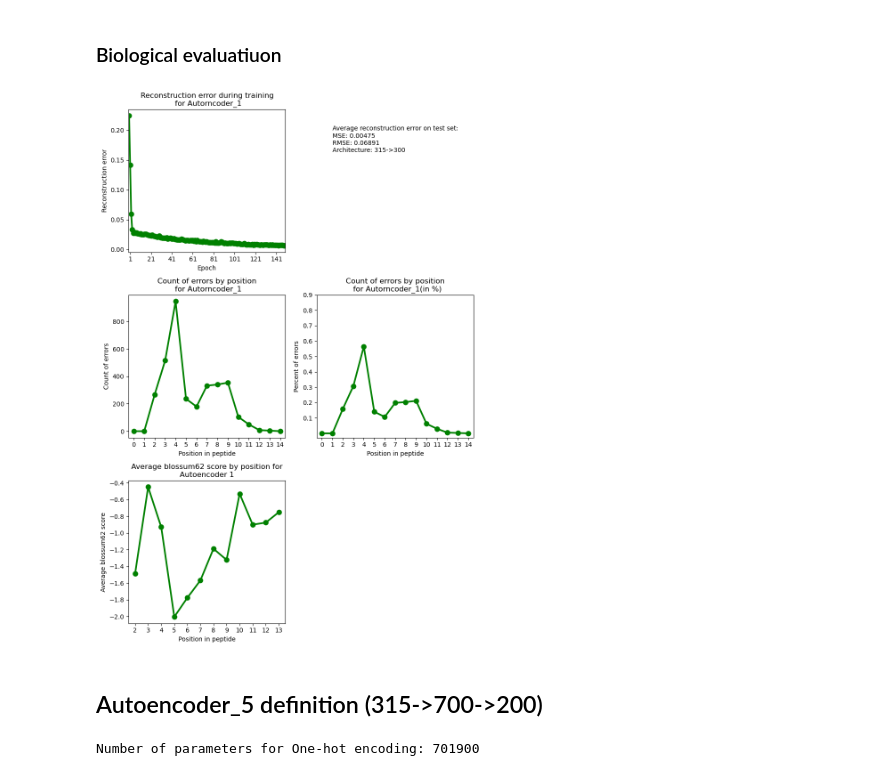
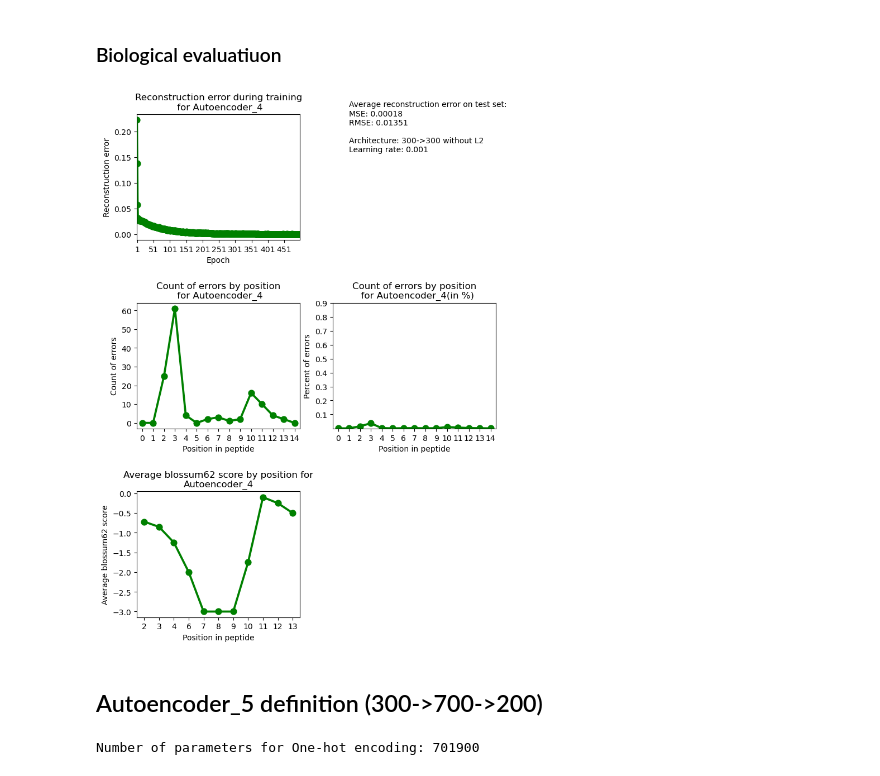
Before and after one commit to antigenomics/tcrenc, a Jupyter notebook: Peptides_encoding(One-hot).ipynb, the cells around one changed output. Saved outputs shown, nothing was run; the diff lists cells and outputs as text; code cells hidden in the pictures.

```diff
--- a/Peptides_encoding(One-hot).ipynb
+++ b/Peptides_encoding(One-hot).ipynb
@@ -98,6 +98,6 @@ oh_dl_test = torch.utils.data.DataLoader(oh_dataset_test, batch_size=batch_size,
 # %%
 numb = 1
-autoencoder_arch = '315->50'
+autoencoder_arch = '300->50 without L2'
 
 class Encoder(nn.Module):
     def __init__(self):
@@ -138,7 +138,7 @@ print('Number of parameters for One-hot encoding: %d' % num_params)
 
 loss_function = nn.MSELoss()
 
-optimizer = torch.optim.Adam(autoencoder_1.parameters(), lr = learning_rate, weight_decay = 1e-5)
+optimizer = torch.optim.Adam(autoencoder_1.parameters(), lr = learning_rate)
 # %% [output]
 Number of parameters for One-hot encoding: 30350
 # %% [markdown]
@@ -308,6 +302,6 @@ Minimum blossum score in table: -4
 # %%
 numb += 1
-autoencoder_arch = '315->100'
+autoencoder_arch = '300->100 without L2'
 
 class Encoder(nn.Module):
     def __init__(self):
@@ -348,7 +342,7 @@ print('Number of parameters for One-hot encoding: %d' % num_params)
 
 loss_function = nn.MSELoss()
 
-optimizer = torch.optim.Adam(autoencoder_1.parameters(), lr = learning_rate, weight_decay = 1e-5)
+optimizer = torch.optim.Adam(autoencoder_1.parameters(), lr = learning_rate)
 # %% [output]
 Number of parameters for One-hot encoding: 60400
 # %% [markdown]
@@ -512,6 +506,6 @@ fig.savefig(f'./Results_one_hot/{numb}_{str(date.today())}_test_{autoencoder_arc
 # %%
 numb += 1
-autoencoder_arch = '315->200'
+autoencoder_arch = '300->200 without L2'
 
 class Encoder(nn.Module):
     def __init__(self):
@@ -552,7 +546,7 @@ print('Number of parameters for One-hot encoding: %d' % num_params)
 
 loss_function = nn.MSELoss()
 
-optimizer = torch.optim.Adam(autoencoder_1.parameters(), lr = learning_rate, weight_decay = 1e-5)
+optimizer = torch.optim.Adam(autoencoder_1.parameters(), lr = learning_rate)
 # %% [output]
 Number of parameters for One-hot encoding: 120500
 # %% [markdown]
@@ -716,6 +710,6 @@ fig.savefig(f'./Results_one_hot/{numb}_{str(date.today())}_test_{autoencoder_arc
 # %%
 numb += 1
-autoencoder_arch = '315->300'
+autoencoder_arch = '300->300 without L2'
 
 class Encoder(nn.Module):
     def __init__(self):
@@ -756,7 +750,7 @@ print('Number of parameters for One-hot encoding: %d' % num_params)
 
 loss_function = nn.MSELoss()
 
-optimizer = torch.optim.Adam(autoencoder_1.parameters(), lr = learning_rate, weight_decay = 1e-5)
+optimizer = torch.optim.Adam(autoencoder_1.parameters(), lr = learning_rate)
 # %% [output]
 Number of parameters for One-hot encoding: 180600
 # %% [markdown]
@@ -894,28 +888,28 @@ for i in range(len_seq):
     if err_count[i] !=0:
         avg_blos_score[i]=blos_score[i]/err_count[i]
 # %%
-fig, axs = plt.subplots(3,2, figsize = [10, 15])
+fig, axs = plt.subplots(3,2, figsize = [8.3, 11.7])
 sns.pointplot(train_loss_avg_1, color = 'green', ax=axs[0, 0])
 sns.pointplot(err_count, color = 'green', ax=axs[1, 0])
 sns.pointplot(err_count/len(pep_test_list_bef_ae), color = 'green', ax=axs[1, 1])
-axs[0, 0].set(xlabel='Epoch', ylabel='Reconstruction error', title = 'Reconstruction error during training\n for Autorncoder_1', xticks=[i for i in range(1, num_epochs, 20)])
+axs[0, 0].set(xlabel='Epoch', ylabel='Reconstruction error', title = f'Reconstruction error during training\n for Autoencoder_{numb}', xticks=[i for i in range(1, num_epochs, int(num_epochs/10))])
 axs[0, 1].set(frame_on=False)
 axs[0, 1].set_xticks([])
 axs[0, 1].set_yticks([])
-axs[0, 1].text(x=0.1, y=0.7, s=f'Average reconstruction error on test set:\nMSE: {round(test_loss_avg_1, 5)}\nRMSE: {round(sqrt(test_loss_avg_1), 5)}\nArchitecture: {autoencoder_arch}')
-axs[1, 0].set(xlabel='Position in peptide', ylabel='Count of errors', title='Count of errors by position\n for Autorncoder_1')
-axs[1, 1].set(xlabel='Position in peptide', ylabel='Percent of errors', title='Count of errors by position\n  for Autorncoder_1(in %)', yticks=[i/10 for i in range(1, 10)])
+axs[0, 1].text(x=0.1, y=0.7, s=f'Average reconstruction error on test set:\nMSE: {round(test_loss_avg_1, 5)}\nRMSE: {round(sqrt(test_loss_avg_1), 5)}\n\nArchitecture: {autoencoder_arch}\nLearning rate: {learning_rate}')
+axs[1, 0].set(xlabel='Position in peptide', ylabel='Count of errors', title=f'Count of errors by position\n for Autoencoder_{numb}')
+axs[1, 1].set(xlabel='Position in peptide', ylabel='Percent of errors', title=f'Count of errors by position\n  for Autoencoder_{numb}(in %)', yticks=[i/10 for i in range(1, 10)])
 sns.pointplot(x=avg_blos_score.keys(), y=avg_blos_score.values(), color='green', ax=axs[2,0])
-axs[2, 0].set(xlabel='Position in peptide', ylabel='Average blossum62 score', title='Average blossum62 score by position for\nAutoencoder 1')
-plt.subplots_adjust(wspace=0.2, hspace=0.3)
+axs[2, 0].set(xlabel='Position in peptide', ylabel='Average blossum62 score', title=f'Average blossum62 score by position for\nAutoencoder_{numb}')
+plt.subplots_adjust(wspace=0.2, hspace=0.5)
 axs[2, 1].set(frame_on=False)
 axs[2, 1].set_xticks([])
 axs[2, 1].set_yticks([])
 plt.show()
-fig.savefig(f'./Results_one_hot/{numb}_{str(date.today())}_test_{autoencoder_arch}.pdf', format='pdf')
+fig.savefig(f'./Results_one_hot/{str(date.today())}_{numb}_{autoencoder_arch}.pdf', format='pdf')
 # %% [output]
-[figure, old version]
+[figure, new version]
 # %% [markdown]
-## Autoencoder_5 definition (315->700->200)
+## Autoencoder_5 definition (300->700->200)
 # %%
 numb += 1
```
Also changed, not shown: parts of 82 cells of this notebook, 47 other files.
